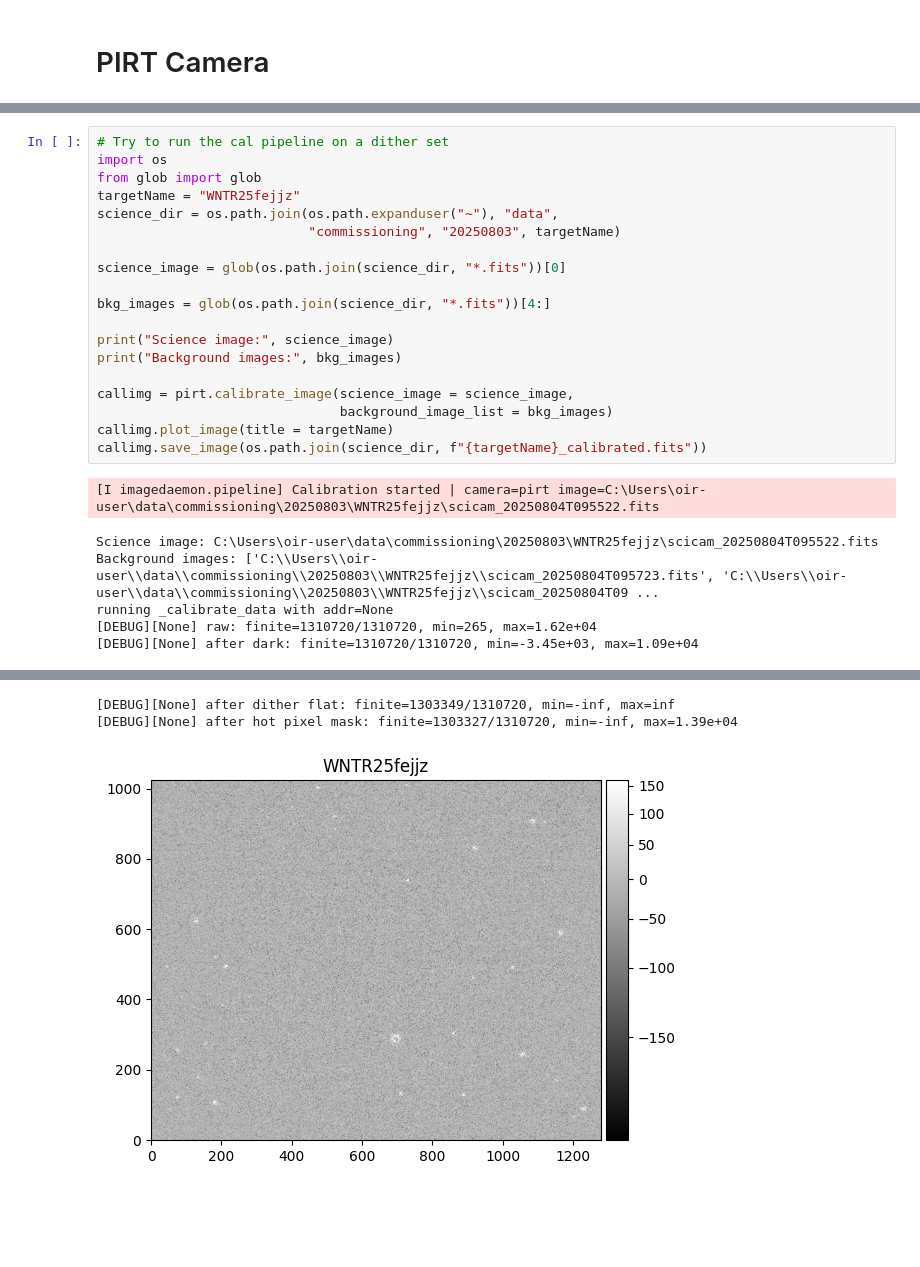
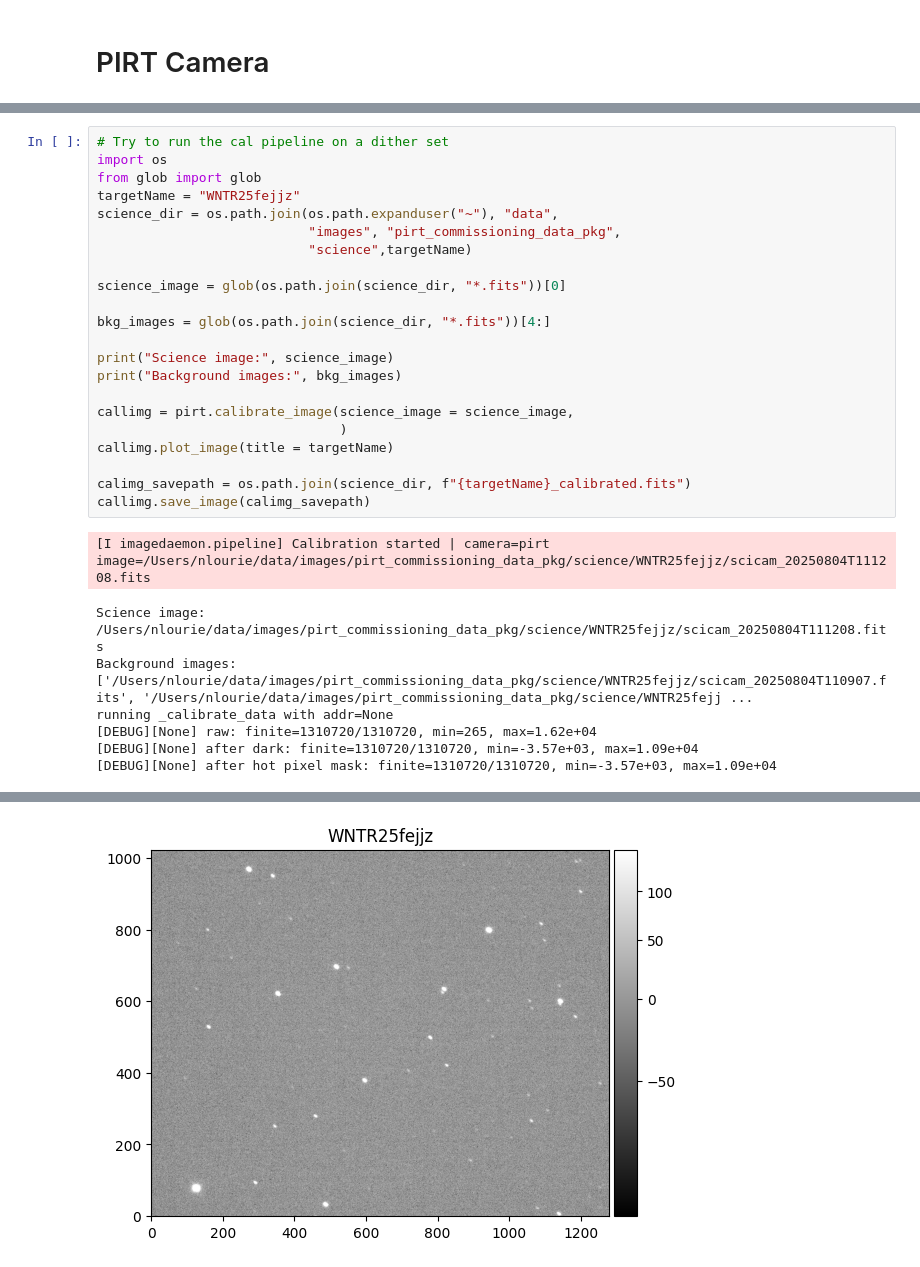
Before and after one commit to winter-telescope/winter-image-daemon, a Jupyter notebook: imagedaemon/notebooks/pirt_pipeline_example.ipynb, the cells around one changed output, grey strips where cells are left out. Drawn from its saved outputs; the diff is of its cells as text; blank space fills up the shorter version.

Commit message:
pirt pipeline working for calibration and astrometry and focus

```diff
--- a/imagedaemon/notebooks/pirt_pipeline_example.ipynb
+++ b/imagedaemon/notebooks/pirt_pipeline_example.ipynb
@@ -46,7 +74,8 @@ import os
 from glob import glob
 targetName = "WNTR25fejjz"
 science_dir = os.path.join(os.path.expanduser("~"), "data",
-                           "commissioning", "20250803", targetName)
+                           "images", "pirt_commissioning_data_pkg",
+                           "science",targetName)
 
 science_image = glob(os.path.join(science_dir, "*.fits"))[0]
 
@@ -56,13 +85,16 @@ print("Science image:", science_image)
 print("Background images:", bkg_images)
 
 callimg = pirt.calibrate_image(science_image = science_image,
-                               background_image_list = bkg_images)
+                               )
 callimg.plot_image(title = targetName)
-callimg.save_image(os.path.join(science_dir, f"{targetName}_calibrated.fits"))
+
+calimg_savepath = os.path.join(science_dir, f"{targetName}_calibrated.fits")
+callimg.save_image(calimg_savepath)
 # %% [output]
-[I imagedaemon.pipeline] Calibration started | camera=pirt image=C:\Users\oir-user\data\commissioning\20250803\WNTR25fejjz\scicam_20250804T095522.fits
+[I imagedaemon.pipeline] Calibration started | camera=pirt image=/Users/nlourie/data/images/pirt_commissioning_data_pkg/science/WNTR25fejjz/scicam_20250804T111208.fits
-Science image: C:\Users\oir-user\data\commissioning\20250803\WNTR25fejjz\scicam_20250804T095522.fits
-Background images: ['C:\\Users\\oir-user\\data\\commissioning\\20250803\\WNTR25fejjz\\scicam_20250804T095723.fits', 'C:\\Users\\oir-user\\data\\commissioning\\20250803\\WNTR25fejjz\\scicam_20250804T09 ...
+Science image: /Users/nlourie/data/images/pirt_commissioning_data_pkg/science/WNTR25fejjz/scicam_20250804T111208.fits
+Background images: ['/Users/nlourie/data/images/pirt_commissioning_data_pkg/science/WNTR25fejjz/scicam_20250804T110907.fits', '/Users/nlourie/data/images/pirt_commissioning_data_pkg/science/WNTR25fejj ...
 running _calibrate_data with addr=None
 [DEBUG][None] raw: finite=1310720/1310720, min=265, max=1.62e+04
-[DEBUG][None] after dark: finite=1310720/1310720, min=-3.45e+03, max=1.09e+04
+[DEBUG][None] after dark: finite=1310720/1310720, min=-3.57e+03, max=1.09e+04
+[DEBUG][None] after hot pixel mask: finite=1310720/1310720, min=-3.57e+03, max=1.09e+04
@@ -71,3 +101 @@ WARNING: Input data contains invalid values (NaNs or infs), which were automatic
-[DEBUG][None] after dither flat: finite=1303349/1310720, min=-inf, max=inf
-[DEBUG][None] after hot pixel mask: finite=1303327/1310720, min=-inf, max=1.39e+04
-[figure, old version]
+[figure, new version]
```
Also changed, not shown: parts of 6 cells of this notebook, 3 other files.
